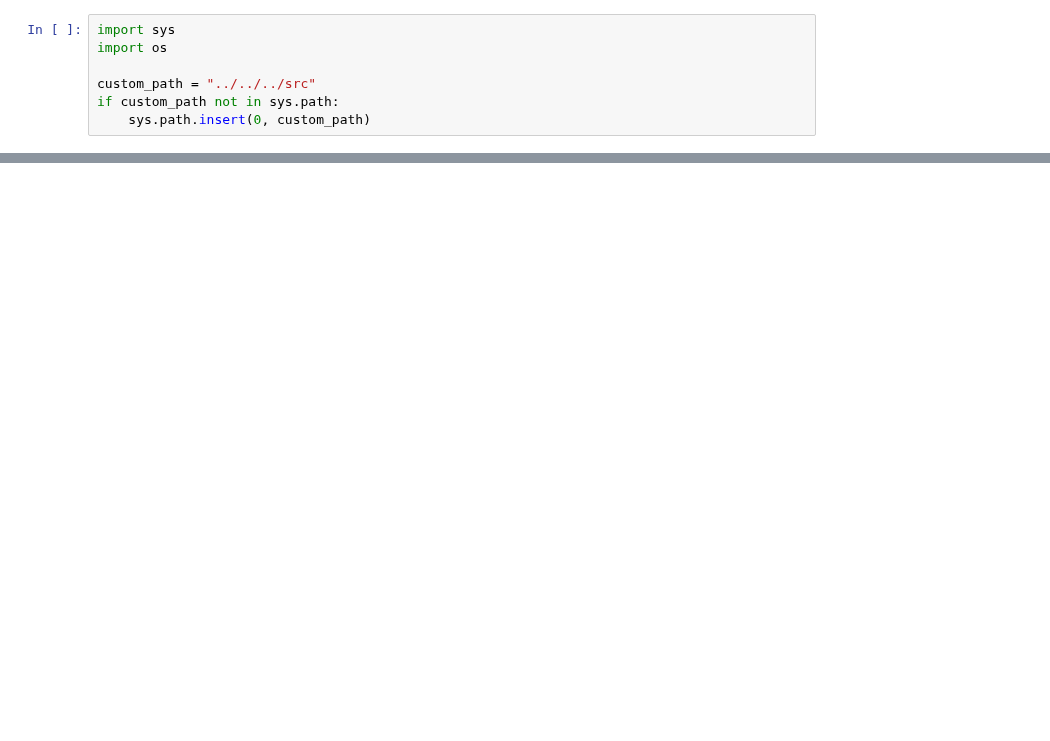
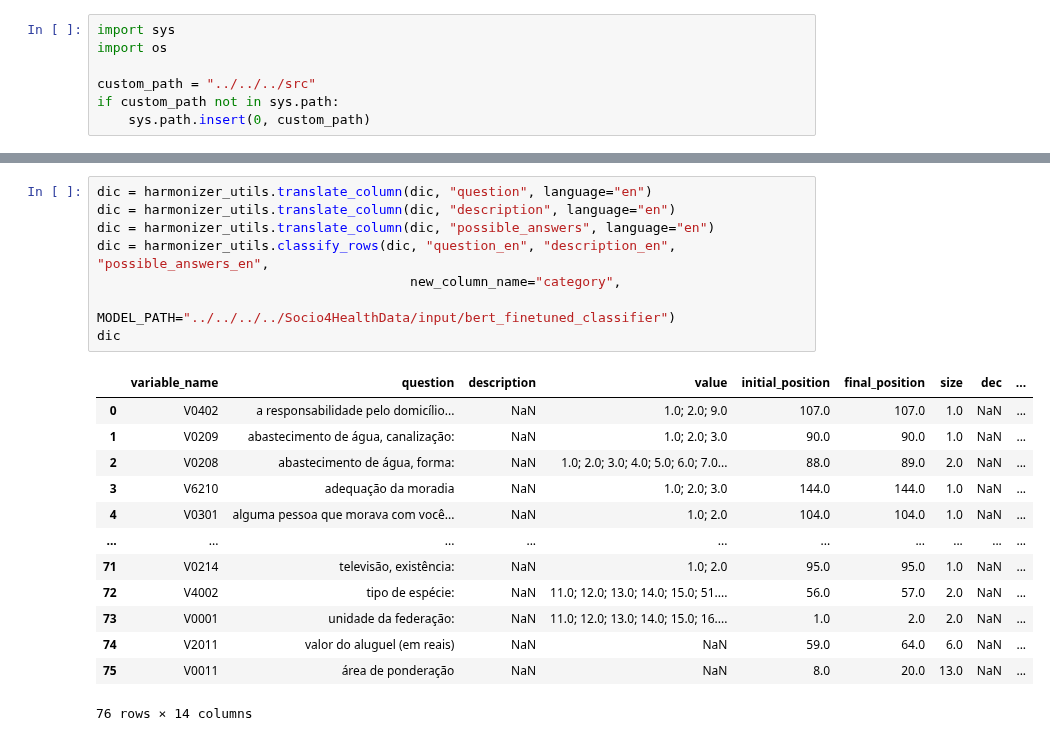
Before and after one commit to harmonize-tools/socio4health, a Jupyter notebook: docs/source/notebooks/example_brasil.ipynb, the cells around one changed output, grey strips where cells are left out. Cells and saved outputs as stored; diff of their text form; blank space fills up the shorter version.

```diff
--- a/docs/source/notebooks/example_brasil.ipynb
+++ b/docs/source/notebooks/example_brasil.ipynb
@@ -58,0 +102,22 @@ ValueError: colnames and colspecs required for fixed-width files
+# %%
+dic = harmonizer_utils.translate_column(dic, "question", language="en")
+dic = harmonizer_utils.translate_column(dic, "description", language="en")
+dic = harmonizer_utils.translate_column(dic, "possible_answers", language="en")
+dic = harmonizer_utils.classify_rows(dic, "question_en", "description_en", "possible_answers_en",
+                                        new_column_name="category",
+                                        MODEL_PATH="../../../../Socio4HealthData/input/bert_finetuned_classifier")
+dic
+# %% [output]
+|  | variable_name | question | description | value | initial_position | final_position | size | dec | ... |
+| 0 | V0402 | a responsabilidade pelo domicílio... | NaN | 1.0; 2.0; 9.0 | 107.0 | 107.0 | 1.0 | NaN | ... |
+| 1 | V0209 | abastecimento de água, canalização: | NaN | 1.0; 2.0; 3.0 | 90.0 | 90.0 | 1.0 | NaN | ... |
+| 2 | V0208 | abastecimento de água, forma: | NaN | 1.0; 2.0; 3.0; 4.0; 5.0; 6.0; 7.0... | 88.0 | 89.0 | 2.0 | NaN | ... |
+| 3 | V6210 | adequação da moradia | NaN | 1.0; 2.0; 3.0 | 144.0 | 144.0 | 1.0 | NaN | ... |
+| 4 | V0301 | alguma pessoa que morava com você... | NaN | 1.0; 2.0 | 104.0 | 104.0 | 1.0 | NaN | ... |
+| ... | ... | ... | ... | ... | ... | ... | ... | ... | ... |
+| 71 | V0214 | televisão, existência: | NaN | 1.0; 2.0 | 95.0 | 95.0 | 1.0 | NaN | ... |
+| 72 | V4002 | tipo de espécie: | NaN | 11.0; 12.0; 13.0; 14.0; 15.0; 51.... | 56.0 | 57.0 | 2.0 | NaN | ... |
+| 73 | V0001 | unidade da federação: | NaN | 11.0; 12.0; 13.0; 14.0; 15.0; 16.... | 1.0 | 2.0 | 2.0 | NaN | ... |
+| 74 | V2011 | valor do aluguel (em reais) | NaN | NaN | 59.0 | 64.0 | 6.0 | NaN | ... |
+| 75 | V0011 | área de ponderação | NaN | NaN | 8.0 | 20.0 | 13.0 | NaN | ... |
+76 rows × 14 columns
```
Also changed, not shown: parts of 9 cells of this notebook.
